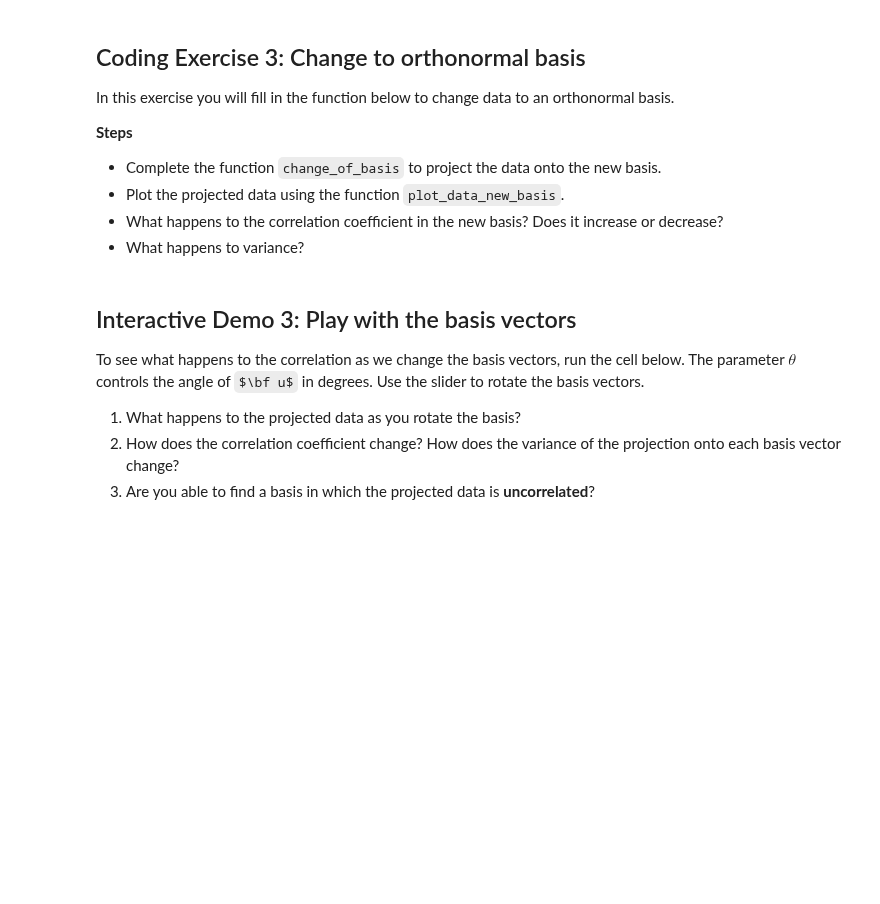
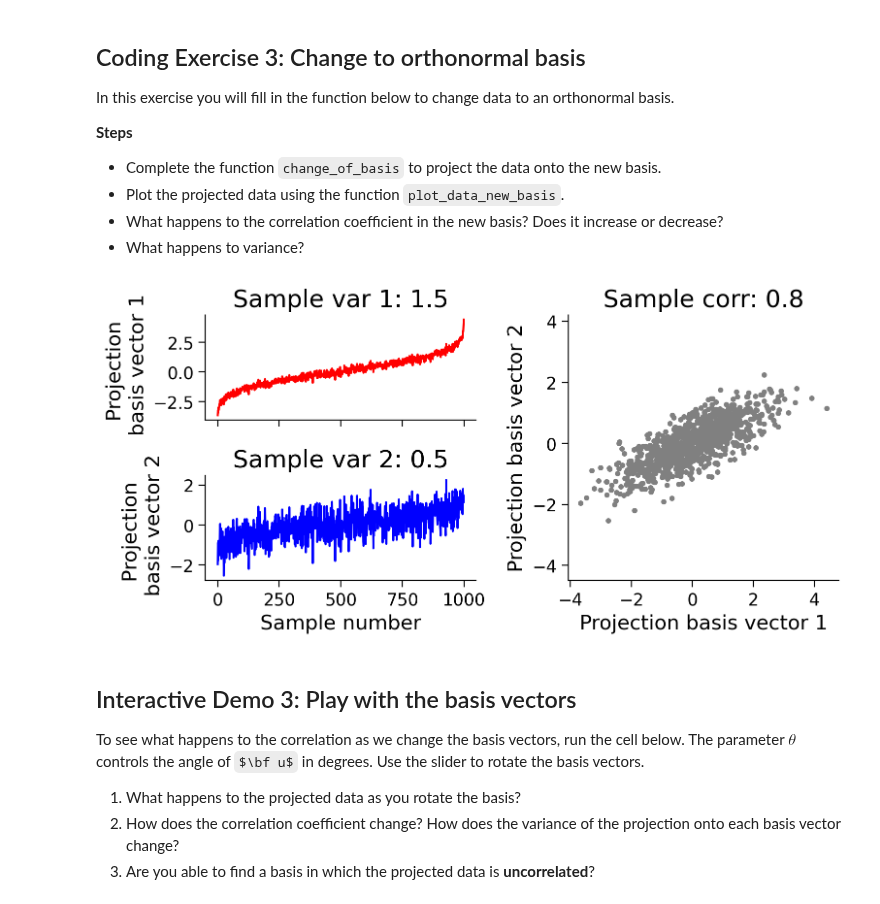
Before and after one commit to EugOT/compneuro, a Jupyter notebook: notebooks/2023-11-19-Geometric-view-of-data.ipynb, the cells around one changed output. Saved outputs shown, nothing was run; the diff lists cells and outputs as text; code cells hidden in the pictures; some formulas as TeX source; blank space fills up the shorter version.

```diff
--- a/notebooks/2023-11-19-Geometric-view-of-data.ipynb
+++ b/notebooks/2023-11-19-Geometric-view-of-data.ipynb
@@ -371,35 +392,37 @@ In this exercise you will fill in the function below to change data to an orthon
 # %%
 def change_of_basis(X, W):
   """
   Projects data onto new basis W.
 
   Args:
     X (numpy array of floats) : Data matrix each column corresponding to a
                                 different random variable
     W (numpy array of floats) : new orthonormal basis columns correspond to
                                 basis vectors
 
   Returns:
     (numpy array of floats)    : Data matrix expressed in new basis
   """
 
   #################################################
   ## TODO for students: project the data onto a new basis W
   # Fill out function and remove
-  raise NotImplementedError("Student exercise: implement change of basis")
+  #raise NotImplementedError("Student exercise: implement change of basis")
   #################################################
 
   # Project data onto new basis described by W
-  Y = ...
+  Y = np.matmul(X, W)
 
   return Y
 
 
 # Project data to new basis
 Y = change_of_basis(X, W)
 
 # Visualize
 plot_data_new_basis(Y)
+# %% [output]
+[figure, added]
 # %% [markdown]
 ## Interactive Demo 3: Play with the basis vectors
 To see what happens to the correlation as we change the basis vectors, run the cell below. The parameter $\theta$ controls the angle of $\bf u$ in degrees. Use the slider to rotate the basis vectors.
```
Also changed, not shown: parts of 6 cells of this notebook, 1 other file.
